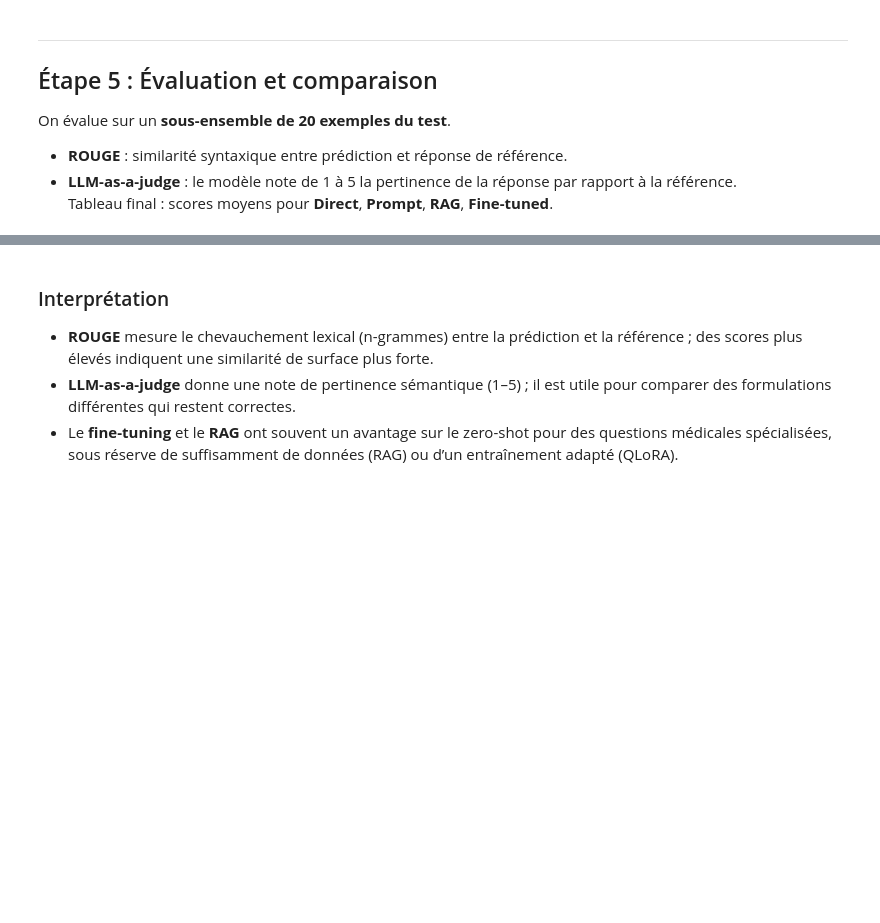
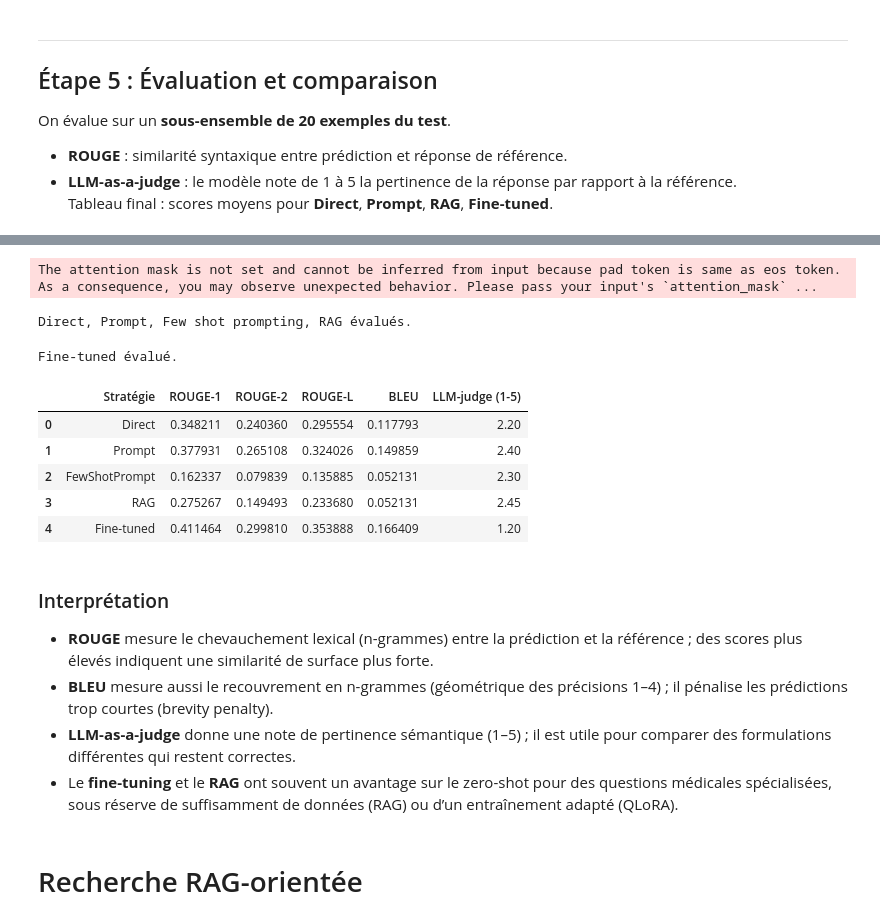
Before and after one commit to RomainGras/medical_QnA, a Jupyter notebook: medical_qna_project.ipynb, the cells around one changed output, grey strips where cells are left out. Saved outputs shown, nothing was run; the diff lists cells and outputs as text; code cells hidden in the pictures; blank space fills up the shorter version.

```diff
--- a/medical_qna_project.ipynb
+++ b/medical_qna_project.ipynb
@@ -109,3 +148,13 @@ print("Modèle chargé (4-bit).")
+# %%
+few_shot_examples = (
+    "Here are examples of the expected answer style:\n\n"
+    "Question: What is the relationship between very low Mg2+ levels, PTH levels, and Ca2+ levels?\n"
+    "Answer: Very low Mg2+ levels correspond to low PTH levels which in turn results in low Ca2+ levels.\n\n"
+    "Question: What leads to genitourinary syndrome of menopause (atrophic vaginitis)?\n"
+    "Answer: Low estradiol production leads to genitourinary syndrome of menopause (atrophic vaginitis).\n\n"
+    "Question: What does low REM sleep latency and experiencing hallucinations/sleep paralysis suggest?\n"
+    "Answer: Low REM sleep latency and experiencing hallucinations/sleep paralysis suggests narcolepsy.\n\n"
+)
 # %%
 def generate_answer(question, strategy="direct", model=model, tokenizer=tokenizer, context=None, max_new_tokens=80):
     """
@@ -161,6 +235,7 @@ print("Index FAISS construit, k=3.")
 # %%
 def get_rag_context(question, retriever=retriever):
-    hits = retriever.get_relevant_documents(question)
+    hits = retriever.invoke(question)
+
     parts = [f"Q: {d.page_content} A: {d.metadata.get('answer', '')}" for d in hits]
     return "\n\n".join(parts)
 
@@ -276,27 +402,33 @@ tokenizer = AutoTokenizer.from_pretrained(MODEL_NAME)
 model = AutoModelForCausalLM.from_pretrained(MODEL_NAME, quantization_config=bnb, device_map="auto")
 model.eval()
 
-results = { "Direct": {"rouge1": [], "rouge2": [], "rougeL": [], "judge": []},
-            "Prompt": {"rouge1": [], "rouge2": [], "rougeL": [], "judge": []},
-            "RAG":     {"rouge1": [], "rouge2": [], "rougeL": [], "judge": []} }
+results = { "Direct":             {"rouge1": [], "rouge2": [], "rougeL": [], "bleu": [], "judge": []},
+            "Prompt":             {"rouge1": [], "rouge2": [], "rougeL": [], "bleu": [], "judge": []},
+            "FewShotPrompt": {"rouge1": [], "rouge2": [], "rougeL": [], "bleu": [], "judge": []},
+            "RAG":                {"rouge1": [], "rouge2": [], "rougeL": [], "bleu": [], "judge": []} }
 
 for i in range(len(questions)):
     q, g = questions[i], gold[i]
-    for strat, key in [("direct", "Direct"), ("prompt_engineering", "Prompt")]:
+    for strat, key in [("direct", "Direct"), ("prompt_engineering", "Prompt"), ("few_shot_prompting", "FewShotPrompt")]:
         pred = generate_answer(q, strategy=strat, model=model, tokenizer=tokenizer)
         r = compute_rouge(pred, g)
         results[key]["rouge1"].append(r["rouge1"] or 0)
         results[key]["rouge2"].append(r["rouge2"] or 0)
         results[key]["rougeL"].append(r["rougeL"] or 0)
+        results[key]["bleu"].append(compute_bleu(pred, g))
         results[key]["judge"].append(llm_as_judge(q, g, pred, model, tokenizer))
     pred_rag = generate_answer_rag(q, model=model, tokenizer=tokenizer)
     r = compute_rouge(pred_rag, g)
     results["RAG"]["rouge1"].append(r["rouge1"] or 0)
     results["RAG"]["rouge2"].append(r["rouge2"] or 0)
     results["RAG"]["rougeL"].append(r["rougeL"] or 0)
+    results["RAG"]["bleu"].append(compute_bleu(pred, g))
     results["RAG"]["judge"].append(llm_as_judge(q, g, pred_rag, model, tokenizer))
 
-print("Direct, Prompt, RAG évalués.")
+print("Direct, Prompt, Few shot prompting, RAG évalués.")
+# %% [output]
+The attention mask is not set and cannot be inferred from input because pad token is same as eos token. As a consequence, you may observe unexpected behavior. Please pass your input's `attention_mask` ...
+Direct, Prompt, Few shot prompting, RAG évalués.
 # %%
 # Évaluation Fine-tuned : recharger base + adaptateur LoRA
 try: del model
@@ -309,7 +441,7 @@ model = AutoModelForCausalLM.from_pretrained(MODEL_NAME, quantization_config=bnb
 model = PeftModel.from_pretrained(model, "./lora_medical_qa")
 model.eval()
 
-results["Fine-tuned"] = {"rouge1": [], "rouge2": [], "rougeL": [], "judge": []}
+results["Fine-tuned"] = {"rouge1": [], "rouge2": [], "rougeL": [], "bleu": [], "judge": []}
 for i in range(len(questions)):
     q, g = questions[i], gold[i]
     pred = generate_answer(q, strategy="prompt_engineering", model=model, tokenizer=tokenizer)
@@ -317,26 +449,40 @@ for i in range(len(questions)):
     results["Fine-tuned"]["rouge1"].append(r["rouge1"] or 0)
     results["Fine-tuned"]["rouge2"].append(r["rouge2"] or 0)
     results["Fine-tuned"]["rougeL"].append(r["rougeL"] or 0)
+    results["Fine-tuned"]["bleu"].append(compute_bleu(pred, g))
     results["Fine-tuned"]["judge"].append(llm_as_judge(q, g, pred, model, tokenizer))
 
 print("Fine-tuned évalué.")
+# %% [output]
+Fine-tuned évalué.
 # %%
 # Tableau comparatif : moyennes par stratégie
 rows = []
-for name in ["Direct", "Prompt", "RAG", "Fine-tuned"]:
+for name in ["Direct", "Prompt", "FewShotPrompt", "RAG", "Fine-tuned"]:
     r = results[name]
     rows.append({
         "Stratégie": name,
         "ROUGE-1": pd.Series(r["rouge1"]).mean(),
         "ROUGE-2": pd.Series(r["rouge2"]).mean(),
         "ROUGE-L": pd.Series(r["rougeL"]).mean(),
+        "BLEU": pd.Series(r["bleu"]).mean(),
         "LLM-judge (1-5)": pd.Series(r["judge"]).mean(),
     })
 df = pd.DataFrame(rows)
 display(df)
+# %% [output]
+|  | Stratégie | ROUGE-1 | ROUGE-2 | ROUGE-L | BLEU | LLM-judge (1-5) |
+| 0 | Direct | 0.348211 | 0.240360 | 0.295554 | 0.117793 | 2.20 |
+| 1 | Prompt | 0.377931 | 0.265108 | 0.324026 | 0.149859 | 2.40 |
+| 2 | FewShotPrompt | 0.162337 | 0.079839 | 0.135885 | 0.052131 | 2.30 |
+| 3 | RAG | 0.275267 | 0.149493 | 0.233680 | 0.052131 | 2.45 |
+| 4 | Fine-tuned | 0.411464 | 0.299810 | 0.353888 | 0.166409 | 1.20 |
 # %% [markdown]
 ### Interprétation
 
 - **ROUGE** mesure le chevauchement lexical (n-grammes) entre la prédiction et la référence ; des scores plus élevés indiquent une similarité de surface plus forte.
+- **BLEU** mesure aussi le recouvrement en n-grammes (géométrique des précisions 1–4) ; il pénalise les prédictions trop courtes (brevity penalty).
 - **LLM-as-a-judge** donne une note de pertinence sémantique (1–5) ; il est utile pour comparer des formulations différentes qui restent correctes.
 - Le **fine-tuning** et le **RAG** ont souvent un avantage sur le zero-shot pour des questions médicales spécialisées, sous réserve de suffisamment de données (RAG) ou d’un entraînement adapté (QLoRA).
+# %% [markdown]
+# Recherche RAG-orientée
```
Also changed, not shown: parts of 15 cells of this notebook.
